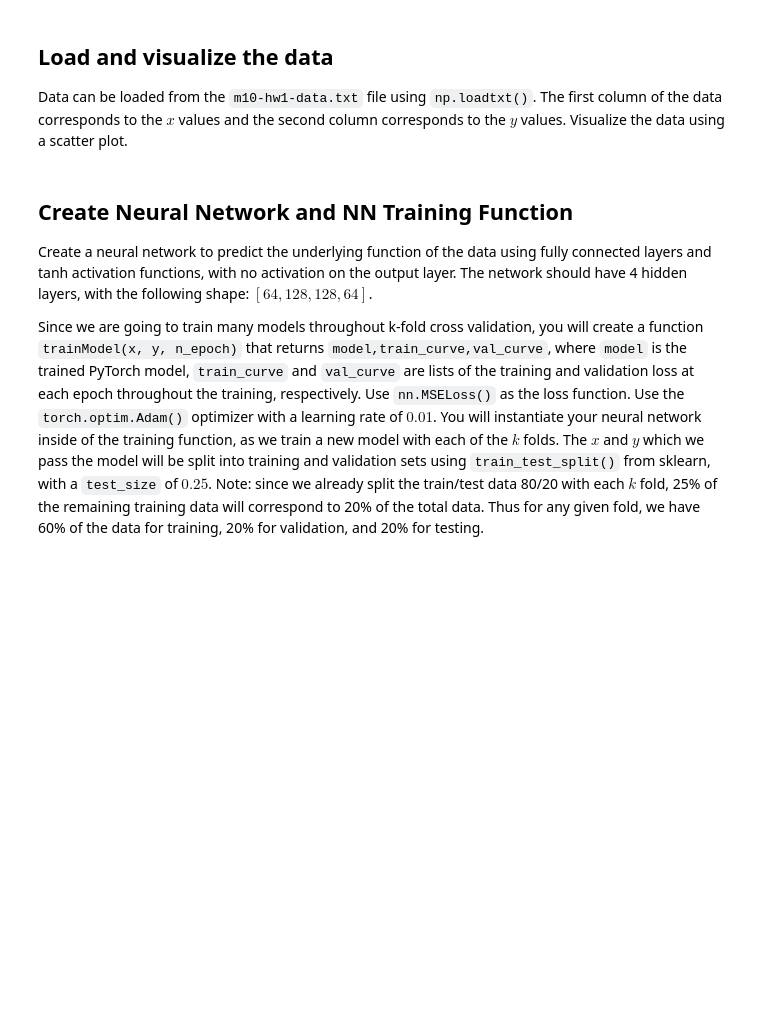
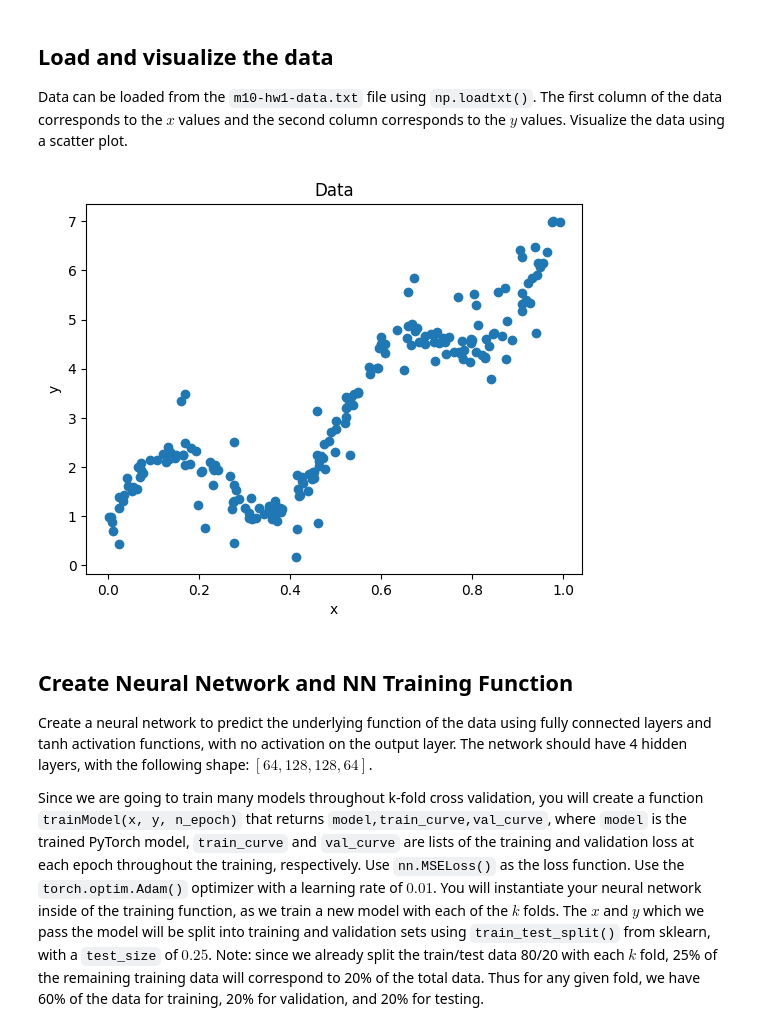
Before and after one commit to judson35/AI-ML, a Jupyter notebook: HW10/M10-HW1.ipynb, the cells around one changed output. Saved outputs shown, nothing was run; the diff lists cells and outputs as text; code cells hidden in the pictures; blank space fills up the shorter version.

```diff
--- a/HW10/M10-HW1.ipynb
+++ b/HW10/M10-HW1.ipynb
@@ -51,3 +49,15 @@ Data can be loaded from the `m10-hw1-data.txt` file using `np.loadtxt()`. The fi
+# %%
+data = np.loadtxt("data/m10-hw1-data.txt")
+x = torch.tensor(data[:,0])
+y = torch.tensor(data[:,1])
+plt.figure()
+plt.scatter(x, y)
+plt.title("Data")
+plt.xlabel("x")
+plt.ylabel("y")
+plt.show()
+# %% [output]
+[figure, added]
 # %% [markdown]
 ## Create Neural Network and NN Training Function
 
```
Also changed, not shown: parts of 8 cells of this notebook, 1 other file.
